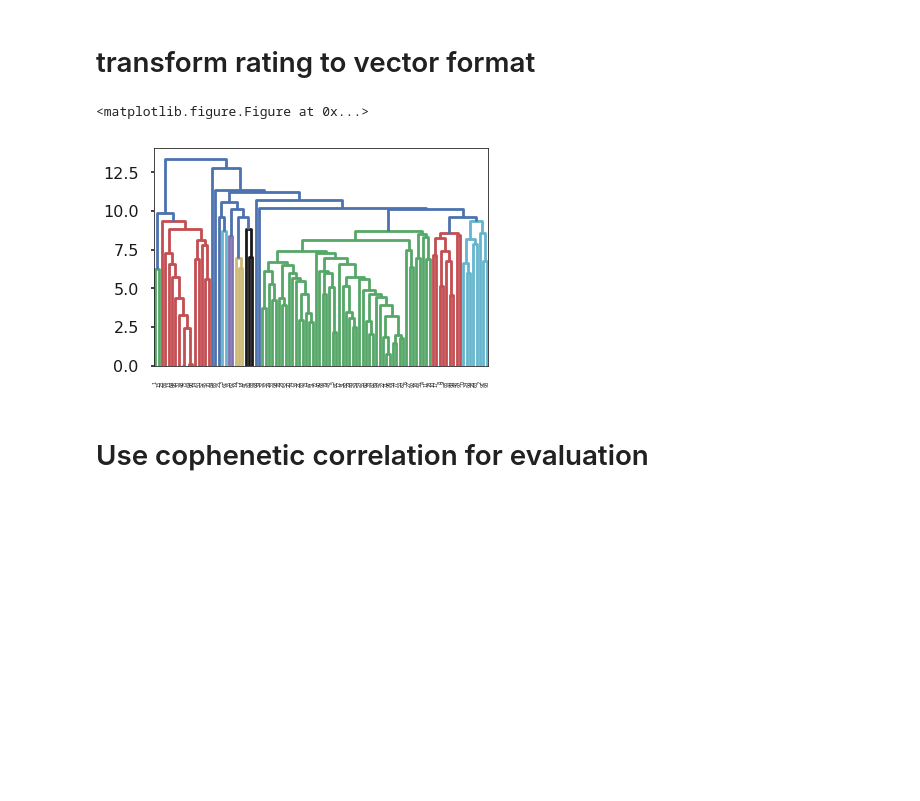
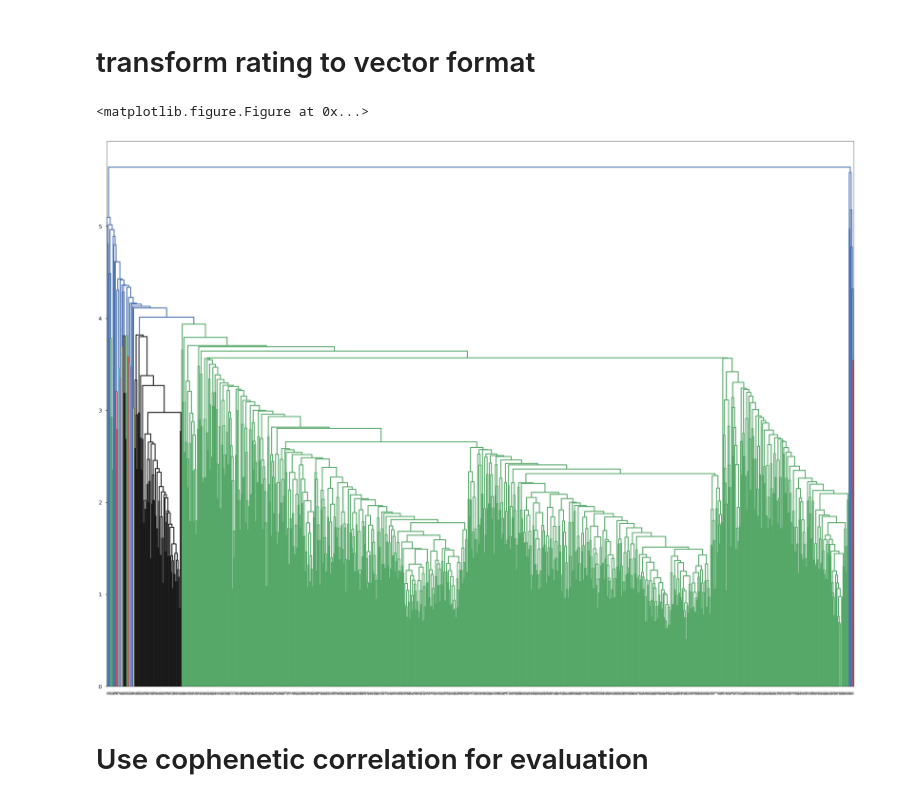
Before and after one commit to AbhayKasturia/YelpRecommendationSystem, a Jupyter notebook: Clustering/Clustering.ipynb, the cells around one changed output. Saved outputs shown, nothing was run; the diff lists cells and outputs as text; code cells hidden in the pictures; blank space fills up the shorter version.

Commit message:
revise clustering code

```diff
--- a/Clustering/Clustering.ipynb
+++ b/Clustering/Clustering.ipynb
@@ -123,3 +135,17 @@ with open('./review.json', 'r') as rv:
+# %%
+filter_user = {}
+valid_user = {}
+valid_test_user = {}
+for i in user_rating:
+    if len(user_rating[i]) >= 20:
+        filter_user[i] = len(user_rating[i])
+raw = sorted(filter_user.items(), key=lambda x:-x[1])
+valid_list = []
+for k, v in raw:
+    if k in ucrmap and k in test_urcmap:
+        valid_list.append(k)
+        valid_user[k] = ucrmap[k]
+        valid_test_user[k] = test_urcmap[k]
 # %% [markdown]
 # transform rating to vector format
 # %%
@@ -156,23 +195,27 @@ for k, v in ucrmap.items():
-# %%
-raw = sorted(valid_user.items(), key=lambda x:-x[1])
-listU = [x[0] for x in raw[:100]]
-data = {}
-for i in listU:
-    data[i] = nucrmap[i]
+# %%
+data0 = {}
+for i in valid_list[:1000]:
+    data0[i] = nucrmap[i]
+listV1 = list(data0.values())
+
+data = {}
+
+for i in valid_list[:5000]:
+    data[i] = nucrmap[i]
 # %%
 listV = list(data.values())
 listK = list(data.keys())
 # %%
 # Agglomerative clustering using scipy
-Z = scipy.cluster.hierarchy.linkage(listV, method='average')
+Z = scipy.cluster.hierarchy.linkage(listV1, method='average')
 plt.clf()
-fig = plt.figure()
+fig = plt.figure(figsize=(40, 30), dpi=100, facecolor='w', edgecolor='k')
 dd = scipy.cluster.hierarchy.dendrogram(Z)
 plt.savefig('{}.pdf'.format('average'))
 plt.show()
 # %% [output]
 <matplotlib.figure.Figure at 0x...>
-[figure, old version]
+[figure, new version]
 # %% [markdown]
 # Use cophenetic correlation for evaluation
 # %%
```
Also changed, not shown: parts of 15 cells of this notebook, 2 other files.
